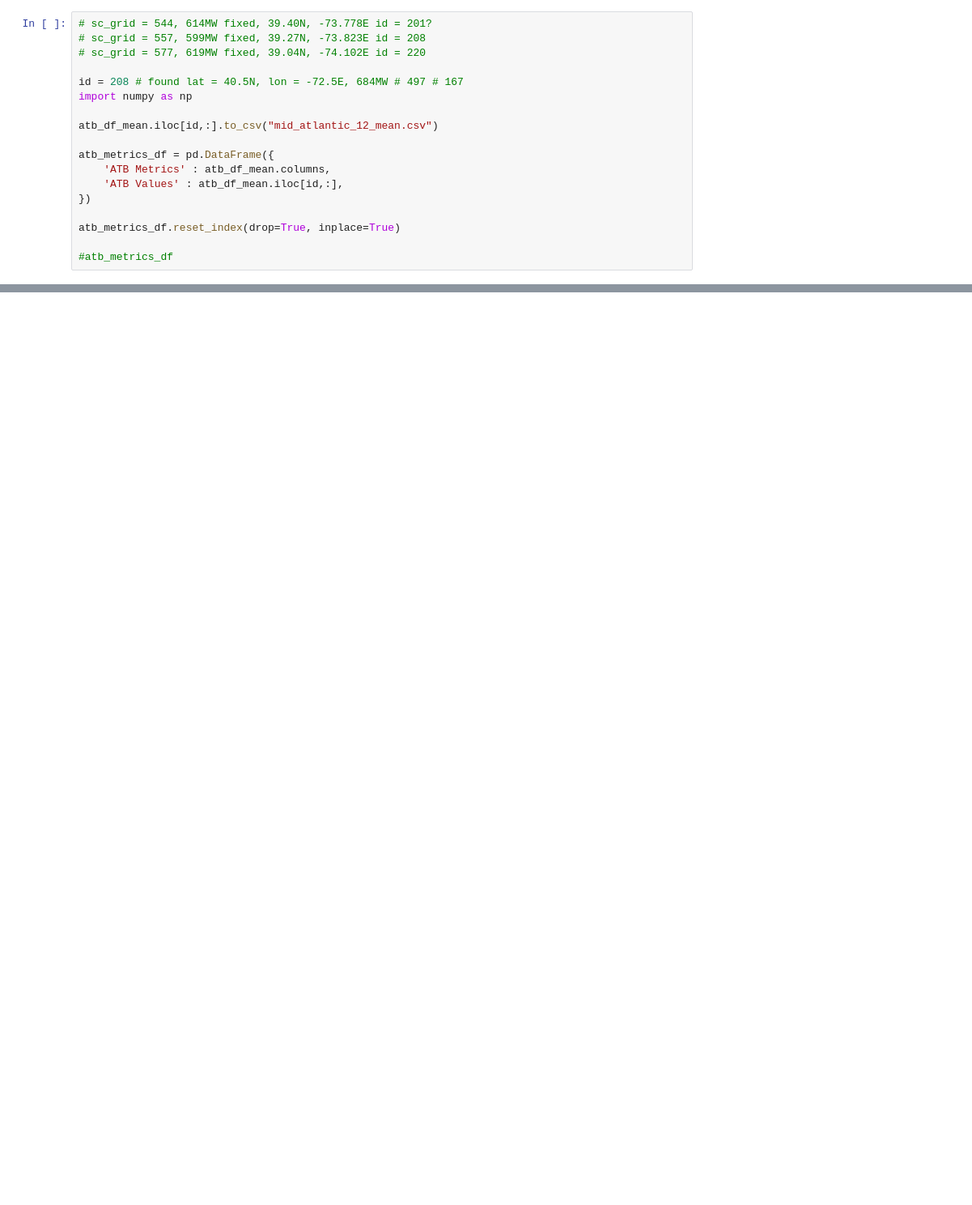
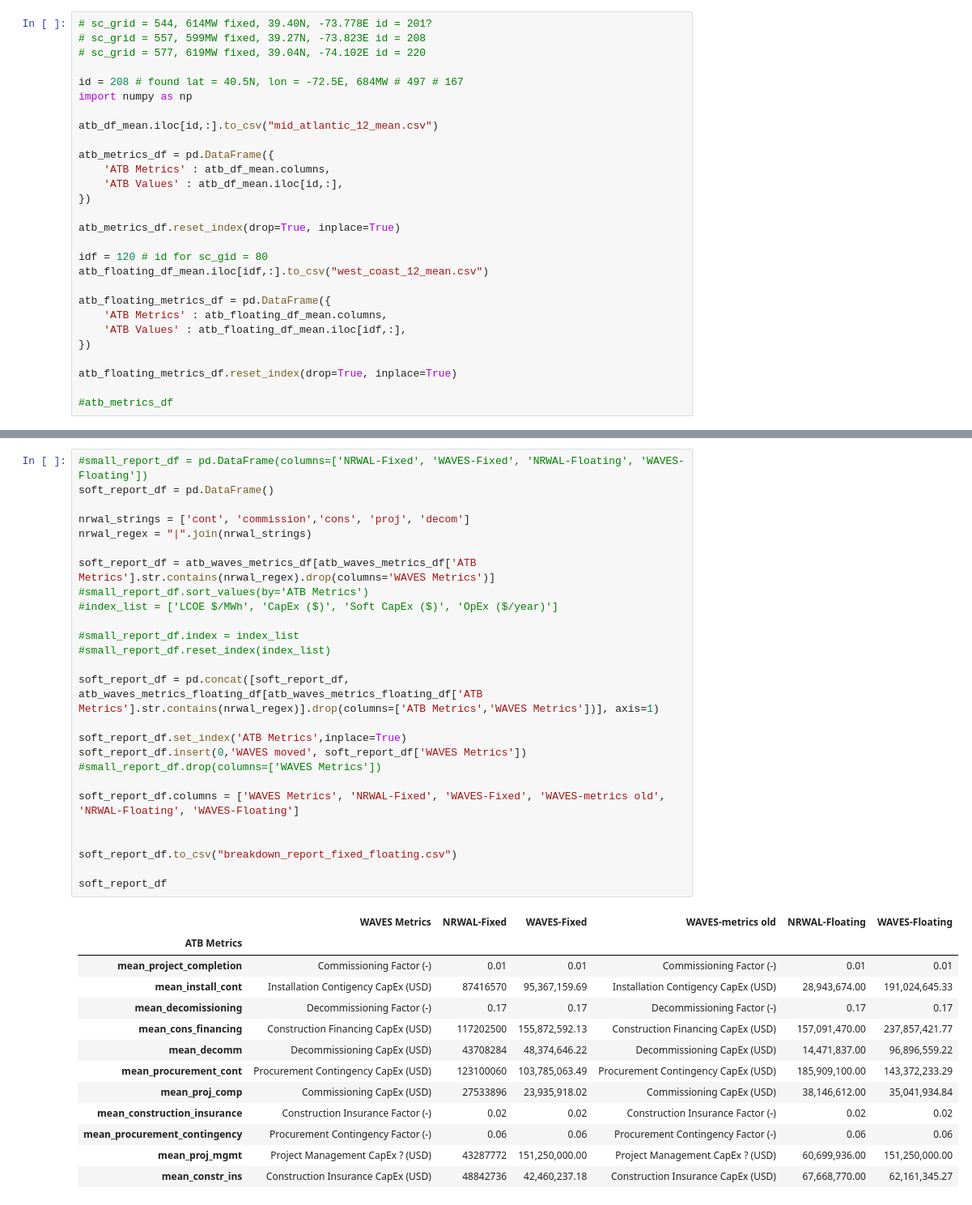
Before and after one commit to nRiccobo/WAVES, a Jupyter notebook: examples/waves_example_2024.ipynb, the cells around one changed output, grey strips where cells are left out. Shown: that part at 81% size. Drawn from its saved outputs; the diff is of its cells as text; blank space fills up the shorter version.

Commit message:
Updated base 2023 files to work with dev merge. Added small comparison reports to notebook.

```diff
--- a/examples/waves_example_2024.ipynb
+++ b/examples/waves_example_2024.ipynb
@@ -510,6 +494,16 @@ atb_metrics_df = pd.DataFrame({
 
 atb_metrics_df.reset_index(drop=True, inplace=True)
 
+idf = 120 # id for sc_gid = 80
+atb_floating_df_mean.iloc[idf,:].to_csv("west_coast_12_mean.csv")
+
+atb_floating_metrics_df = pd.DataFrame({
+    'ATB Metrics' : atb_floating_df_mean.columns,
+    'ATB Values' : atb_floating_df_mean.iloc[idf,:],
+})
+
+atb_floating_metrics_df.reset_index(drop=True, inplace=True)
+
 #atb_metrics_df
 # %%
 metrics_configuration = {
@@ -734,0 +896,40 @@ print(_lcoe)
+# %%
+#small_report_df = pd.DataFrame(columns=['NRWAL-Fixed', 'WAVES-Fixed', 'NRWAL-Floating', 'WAVES-Floating'])
+soft_report_df = pd.DataFrame()
+
+nrwal_strings = ['cont', 'commission','cons', 'proj', 'decom']
+nrwal_regex = "|".join(nrwal_strings)
+
+soft_report_df = atb_waves_metrics_df[atb_waves_metrics_df['ATB Metrics'].str.contains(nrwal_regex).drop(columns='WAVES Metrics')]
+#small_report_df.sort_values(by='ATB Metrics')
+#index_list = ['LCOE $/MWh', 'CapEx ($)', 'Soft CapEx ($)', 'OpEx ($/year)']
+
+#small_report_df.index = index_list
+#small_report_df.reset_index(index_list)
+
+soft_report_df = pd.concat([soft_report_df, atb_waves_metrics_floating_df[atb_waves_metrics_floating_df['ATB Metrics'].str.contains(nrwal_regex)].drop(columns=['ATB Metrics','WAVES Metrics'])], axis=1)
+
+soft_report_df.set_index('ATB Metrics',inplace=True)
+soft_report_df.insert(0,'WAVES moved', soft_report_df['WAVES Metrics'])
+#small_report_df.drop(columns=['WAVES Metrics'])
+
+soft_report_df.columns = ['WAVES Metrics', 'NRWAL-Fixed', 'WAVES-Fixed', 'WAVES-metrics old', 'NRWAL-Floating', 'WAVES-Floating']
+
+
+soft_report_df.to_csv("breakdown_report_fixed_floating.csv")
+
+soft_report_df
+# %% [output]
+|  | WAVES Metrics | NRWAL-Fixed | WAVES-Fixed | WAVES-metrics old | NRWAL-Floating | WAVES-Floating |
+| ATB Metrics |  |  |  |  |  |  |
+| mean_project_completion | Commissioning Factor (-) | 0.01 | 0.01 | Commissioning Factor (-) | 0.01 | 0.01 |
+| mean_install_cont | Installation Contigency CapEx (USD) | 87416570 | 95,367,159.69 | Installation Contigency CapEx (USD) | 28,943,674.00 | 191,024,645.33 |
+| mean_decomissioning | Decommissioning Factor (-) | 0.17 | 0.17 | Decommissioning Factor (-) | 0.17 | 0.17 |
+| mean_cons_financing | Construction Financing CapEx (USD) | 117202500 | 155,872,592.13 | Construction Financing CapEx (USD) | 157,091,470.00 | 237,857,421.77 |
+| mean_decomm | Decommissioning CapEx (USD) | 43708284 | 48,374,646.22 | Decommissioning CapEx (USD) | 14,471,837.00 | 96,896,559.22 |
+| mean_procurement_cont | Procurement Contingency CapEx (USD) | 123100060 | 103,785,063.49 | Procurement Contingency CapEx (USD) | 185,909,100.00 | 143,372,233.29 |
+| mean_proj_comp | Commissioning CapEx (USD) | 27533896 | 23,935,918.02 | Commissioning CapEx (USD) | 38,146,612.00 | 35,041,934.84 |
+| mean_construction_insurance | Construction Insurance Factor (-) | 0.02 | 0.02 | Construction Insurance Factor (-) | 0.02 | 0.02 |
+| mean_procurement_contingency | Procurement Contingency Factor (-) | 0.06 | 0.06 | Procurement Contingency Factor (-) | 0.06 | 0.06 |
+| mean_proj_mgmt | Project Management CapEx ? (USD) | 43287772 | 151,250,000.00 | Project Management CapEx ? (USD) | 60,699,936.00 | 151,250,000.00 |
+| mean_constr_ins | Construction Insurance CapEx (USD) | 48842736 | 42,460,237.18 | Construction Insurance CapEx (USD) | 67,668,770.00 | 62,161,345.27 |
```
Also changed, not shown: parts of 10 cells of this notebook, 7 other files.
